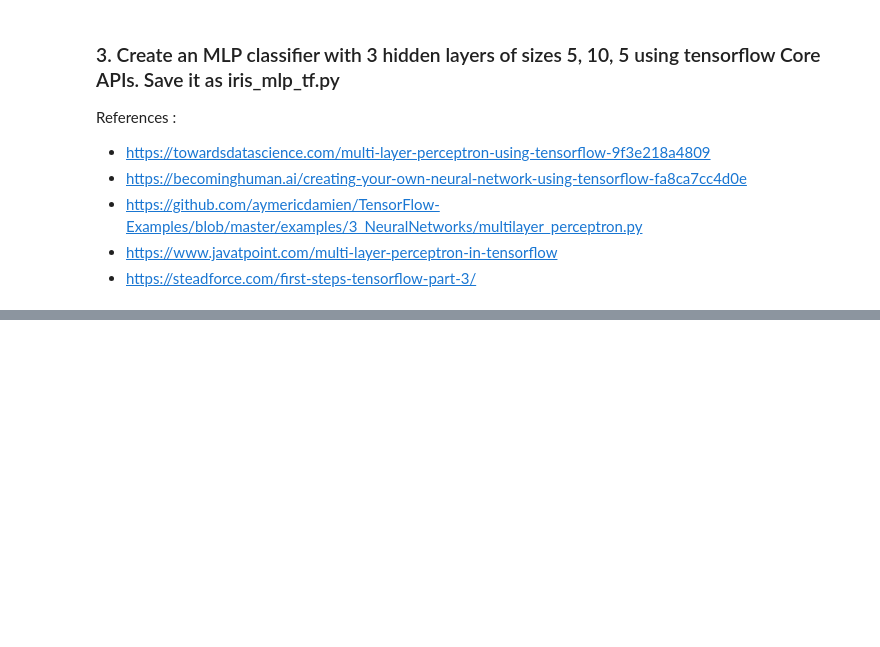
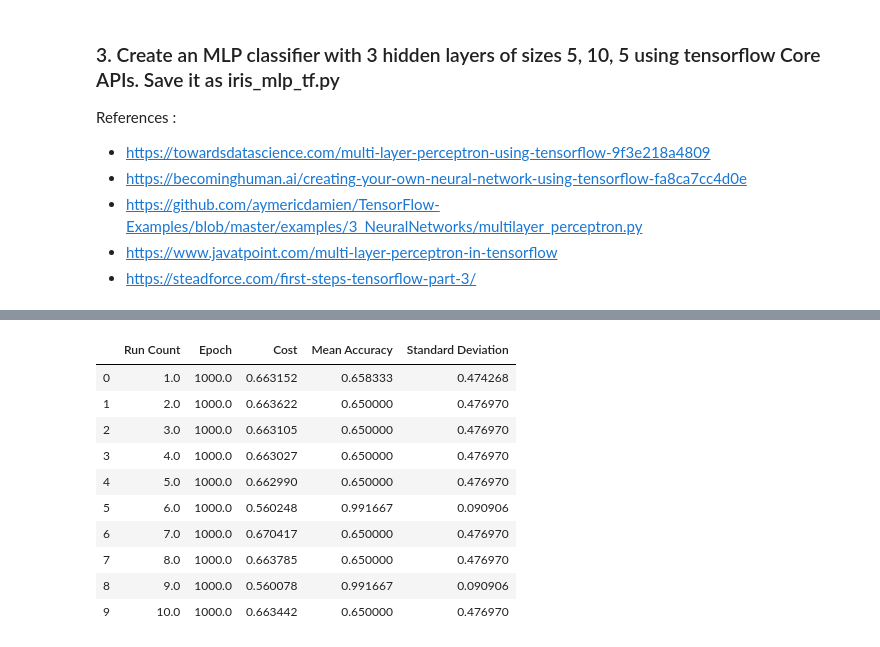
Before and after one commit to anmolmore/Chatbot-for-COVID-19-FAQ-using-Dialogflow, a Jupyter notebook: Deep learning/assignment/11915043 - Anmol More.ipynb, the cells around one changed output, grey strips where cells are left out. Cells and saved outputs as stored; diff of their text form; code cells hidden in the pictures; blank space fills up the shorter version.

```diff
--- a/Deep learning/assignment/11915043 - Anmol More.ipynb
+++ b/Deep learning/assignment/11915043 - Anmol More.ipynb
@@ -129,4 +141,5 @@ graph = tf.Graph()
 # %%
+#define mlp model with three hidden layers
 def mlp_model(x, n_h1, n_h2, n_h3):
     n_f = 4  #No of features
     n_labels = 3  #No of classes
@@ -167,29 +180,66 @@ def mlp_model(x, n_h1, n_h2, n_h3):
         output_layer_bias = tf.Variable(tf.zeros([3]), name='output_layer_bias')
         output_layer = tf.sigmoid(tf.matmul(hidden_layer3, output_layer_weight) + output_layer_bias)
 
+    weight_histogram = tf.summary.histogram("weights", output_layer_weight)
+    bias_histogram = tf.summary.histogram("biases", output_layer_bias)
     return output_layer
 # %%
-y = tf.placeholder(tf.float32, [None, 3])
-y_predicted = mlp_model(x, 5, 10, 5)
+df = pd.DataFrame(columns=['Run Count', 'Epoch', 'Cost', 'Mean Accuracy', 'Standard Deviation'])
+learn_rate = 0.01
+log_dir = 'logs'
 
-#cross entropy cost function
-cost = tf.reduce_mean(tf.nn.softmax_cross_entropy_with_logits_v2(logits=y_predicted,
-                                                                          labels=y))
-optimizer = tf.train.AdamOptimizer(0.01).minimize(cost)
+for i in range(1,11) :
+    tf.reset_default_graph()
+    g = tf.Graph()
+    log_dir = 'logs' + str(i)
 
-correct_prediction = tf.equal(tf.argmax(y_train,1), tf.argmax(y_predicted,1))
-accuracy = tf.reduce_mean(tf.cast(correct_prediction, tf.float32))
+    with g.as_default() :
+        x = tf.placeholder(tf.float32, shape=[None, 4])  #four features
+        y = tf.placeholder(tf.float32, [None, 3])
+        y_predicted = mlp_model(x, 5, 10, 5)
 
-with tf.Session() as sess:
-    sess.run(tf.global_variables_initializer())
+        #cross entropy cost function
+        with tf.name_scope("cost_function") as scope :
+            cost = tf.reduce_mean(tf.nn.softmax_cross_entropy_with_logits_v2(logits=y_predicted,
+                                                                                      labels=y))
+            tf.summary.scalar("cost_function", cost)
 
-    for epochs in range(1000):
-        _, c= sess.run([optimizer,cost],feed_dict = {x: X_train, y: y_train})
-        if(epochs + 1) % 100 == 0:
-            print("Epoch:",epochs+1,"Cost:", c)
-        print("Optimization Finished")
+        with tf.name_scope("train") as scope:
+            optimizer = tf.train.AdamOptimizer(learn_rate).minimize(cost)
 
-        test_result = sess.run(y_predicted,feed_dict = {x: X_train})
-        correct_prediction = tf.equal(tf.argmax(test_result,1),tf.argmax(y_train,1))
-        print("accuracy:", accuracy.eval({x: X_test, y: y_test}))
+        correct_prediction = tf.equal(tf.argmax(y_train,1), tf.argmax(y_predicted,1))
+        accuracy = tf.reduce_mean(tf.cast(correct_prediction, tf.float32))
+
+    with tf.Session(graph=g) as sess:
+        sess.run(tf.global_variables_initializer())
+
+        merged_summary = tf.summary.merge_all()
+        summary_writer = tf.summary.FileWriter(log_dir, graph=g)
+
+        for epochs in range(1000):
+            _, c= sess.run([optimizer,cost],feed_dict = {x: X_train, y: y_train})
+
+            #write to tf summary every 100 iterations
+            if(epochs + 1) % 100 == 0:
+                summary_str = sess.run(merged_summary, feed_dict={x: X_train, y: y_train})
+                summary_writer.add_summary(summary_str, epochs+1)
+
+            #print results for each of 10 runs
+            if(epochs + 1) % 1000 == 0:
+                test_result = sess.run(y_predicted, feed_dict = {x: X_train})
+                correct_prediction = tf.equal(tf.argmax(test_result,1),tf.argmax(y_train,1))
+                mean_accuracy = tf.reduce_mean(tf.cast(correct_prediction,"float"))
+
+                mean_std = tf.math.reduce_std(tf.cast(correct_prediction, "float"))
+
+                print("Epoch:",epochs+1,"Cost:", c)
+                print("Mean Accuracy across epoch :", mean_accuracy.eval({x: X_test, y: y_test}))
+                print("Mean Standard Deviation across epoch :", mean_std.eval({x: X_test, y: y_test}))
+
+                df = df.append({'Run Count': i, 'Epoch': 1000, 'Cost': c,
+                                'Mean Accuracy': mean_accuracy.eval({x: X_test, y: y_test}),
+                                'Standard Deviation': mean_std.eval({x: X_test, y: y_test})},
+                               ignore_index=True)
+
+df.head(10)
 # %% [output]
@@ -200,0 +263,11 @@ Original stack trace for 'Equal_5':
+|  | Run Count | Epoch | Cost | Mean Accuracy | Standard Deviation |
+| 0 | 1.0 | 1000.0 | 0.663152 | 0.658333 | 0.474268 |
+| 1 | 2.0 | 1000.0 | 0.663622 | 0.650000 | 0.476970 |
+| 2 | 3.0 | 1000.0 | 0.663105 | 0.650000 | 0.476970 |
+| 3 | 4.0 | 1000.0 | 0.663027 | 0.650000 | 0.476970 |
+| 4 | 5.0 | 1000.0 | 0.662990 | 0.650000 | 0.476970 |
+| 5 | 6.0 | 1000.0 | 0.560248 | 0.991667 | 0.090906 |
+| 6 | 7.0 | 1000.0 | 0.670417 | 0.650000 | 0.476970 |
+| 7 | 8.0 | 1000.0 | 0.663785 | 0.650000 | 0.476970 |
+| 8 | 9.0 | 1000.0 | 0.560078 | 0.991667 | 0.090906 |
+| 9 | 10.0 | 1000.0 | 0.663442 | 0.650000 | 0.476970 |
```
Also changed, not shown: parts of 20 cells of this notebook, 52 other files.
